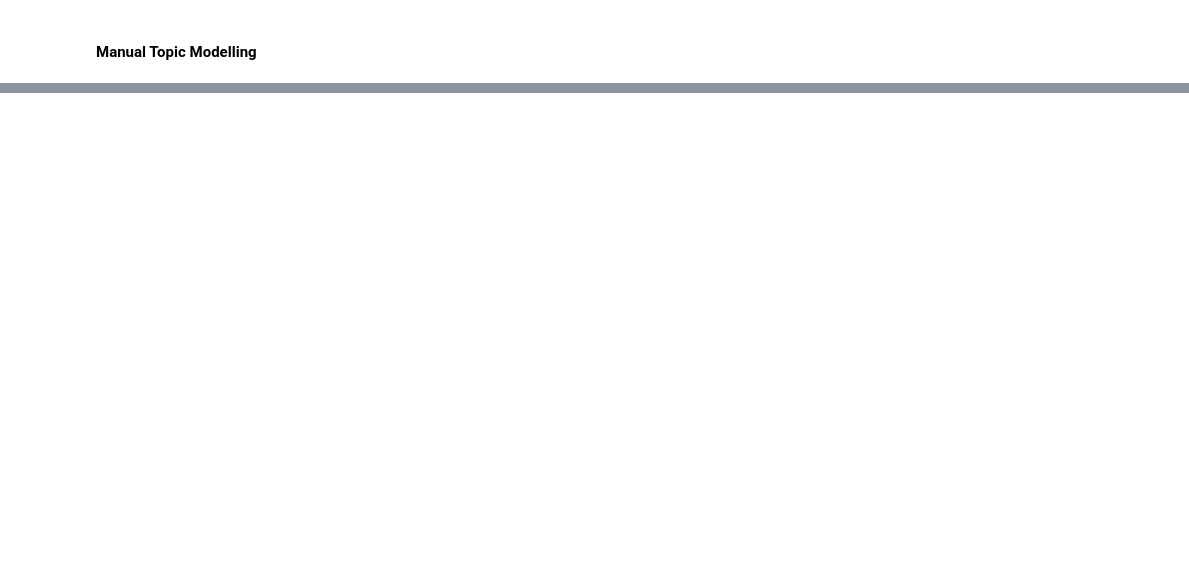
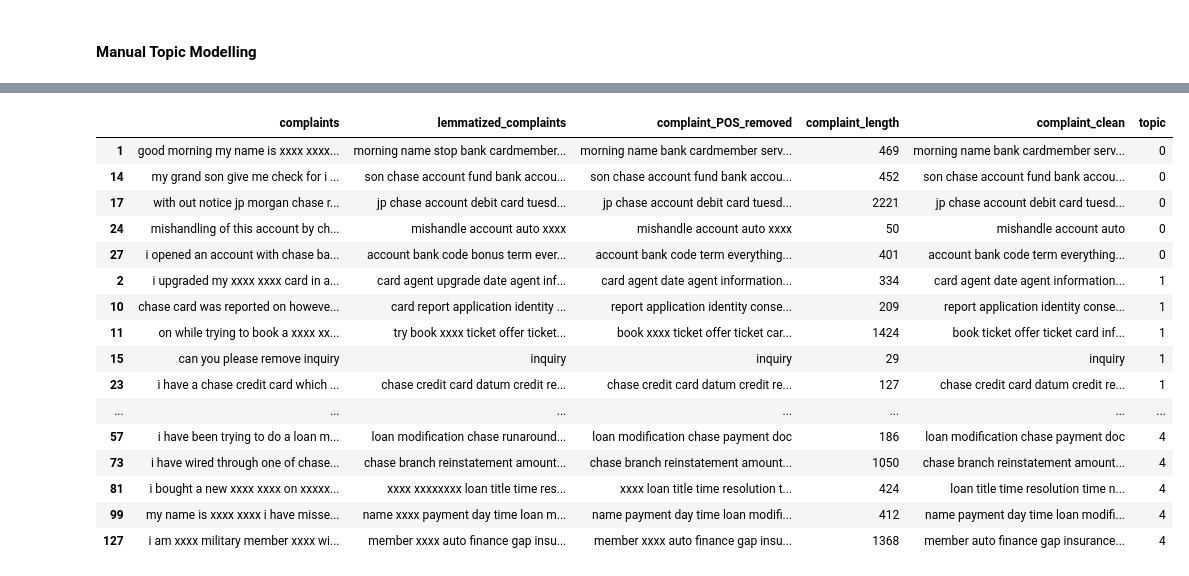
Before and after one commit to eeshangpt/Automatic-Ticket-Classification, a Jupyter notebook: CaseStudyAutomaticTicketClassification.ipynb, the cells around one changed output, grey strips where cells are left out. Drawn from its saved outputs; the diff is of its cells as text; code cells hidden in the pictures; blank space fills up the shorter version.

```diff
--- a/CaseStudyAutomaticTicketClassification.ipynb
+++ b/CaseStudyAutomaticTicketClassification.ipynb
@@ -89,6 +94,7 @@ nltk.download('wordnet')
 nltk.download('averaged_perceptron_tagger')
 nltk.download('stopwords')
 
+pd.set_option('display.max_colwidth', None)
 pd.set_option('display.max_columns', None)
 pd.set_option('display.max_rows', 50)
 # %% [output]
@@ -620,3 +669,20 @@ df_cleaned.head(10)
 # %%
-# df_cleaned=df_cleaned.groupby('topic').head(5)
-# df_cleaned.sort_values('Topic')
+df_cleaned.groupby('topic').head(5).sort_values('topic')
+# %% [output]
+|  | complaints | lemmatized_complaints | complaint_POS_removed | complaint_length | complaint_clean | topic |
+| 1 | good morning my name is xxxx xxxx... | morning name stop bank cardmember... | morning name bank cardmember serv... | 469 | morning name bank cardmember serv... | 0 |
+| 14 | my grand son give me check for i ... | son chase account fund bank accou... | son chase account fund bank accou... | 452 | son chase account fund bank accou... | 0 |
+| 17 | with out notice jp morgan chase r... | jp chase account debit card tuesd... | jp chase account debit card tuesd... | 2221 | jp chase account debit card tuesd... | 0 |
+| 24 | mishandling of this account by ch... | mishandle account auto xxxx | mishandle account auto xxxx | 50 | mishandle account auto | 0 |
+| 27 | i opened an account with chase ba... | account bank code bonus term ever... | account bank code term everything... | 401 | account bank code term everything... | 0 |
+| 2 | i upgraded my xxxx xxxx card in a... | card agent upgrade date agent inf... | card agent date agent information... | 334 | card agent date agent information... | 1 |
+| 10 | chase card was reported on howeve... | card report application identity ... | report application identity conse... | 209 | report application identity conse... | 1 |
+| 11 | on while trying to book a xxxx xx... | try book xxxx ticket offer ticket... | book xxxx ticket offer ticket car... | 1424 | book ticket offer ticket card inf... | 1 |
+| 15 | can you please remove inquiry | inquiry | inquiry | 29 | inquiry | 1 |
+| 23 | i have a chase credit card which ... | chase credit card datum credit re... | chase credit card datum credit re... | 127 | chase credit card datum credit re... | 1 |
+| ... | ... | ... | ... | ... | ... | ... |
+| 57 | i have been trying to do a loan m... | loan modification chase runaround... | loan modification chase payment doc | 186 | loan modification chase payment doc | 4 |
+| 73 | i have wired through one of chase... | chase branch reinstatement amount... | chase branch reinstatement amount... | 1050 | chase branch reinstatement amount... | 4 |
+| 81 | i bought a new xxxx xxxx on xxxxx... | xxxx xxxxxxxx loan title time res... | xxxx loan title time resolution t... | 424 | loan title time resolution time n... | 4 |
+| 99 | my name is xxxx xxxx i have misse... | name xxxx payment day time loan m... | name payment day time loan modifi... | 412 | name payment day time loan modifi... | 4 |
+| 127 | i am xxxx military member xxxx wi... | member xxxx auto finance gap insu... | member xxxx auto finance gap insu... | 1368 | member auto finance gap insurance... | 4 |
```
Also changed, not shown: parts of 59 cells of this notebook.
